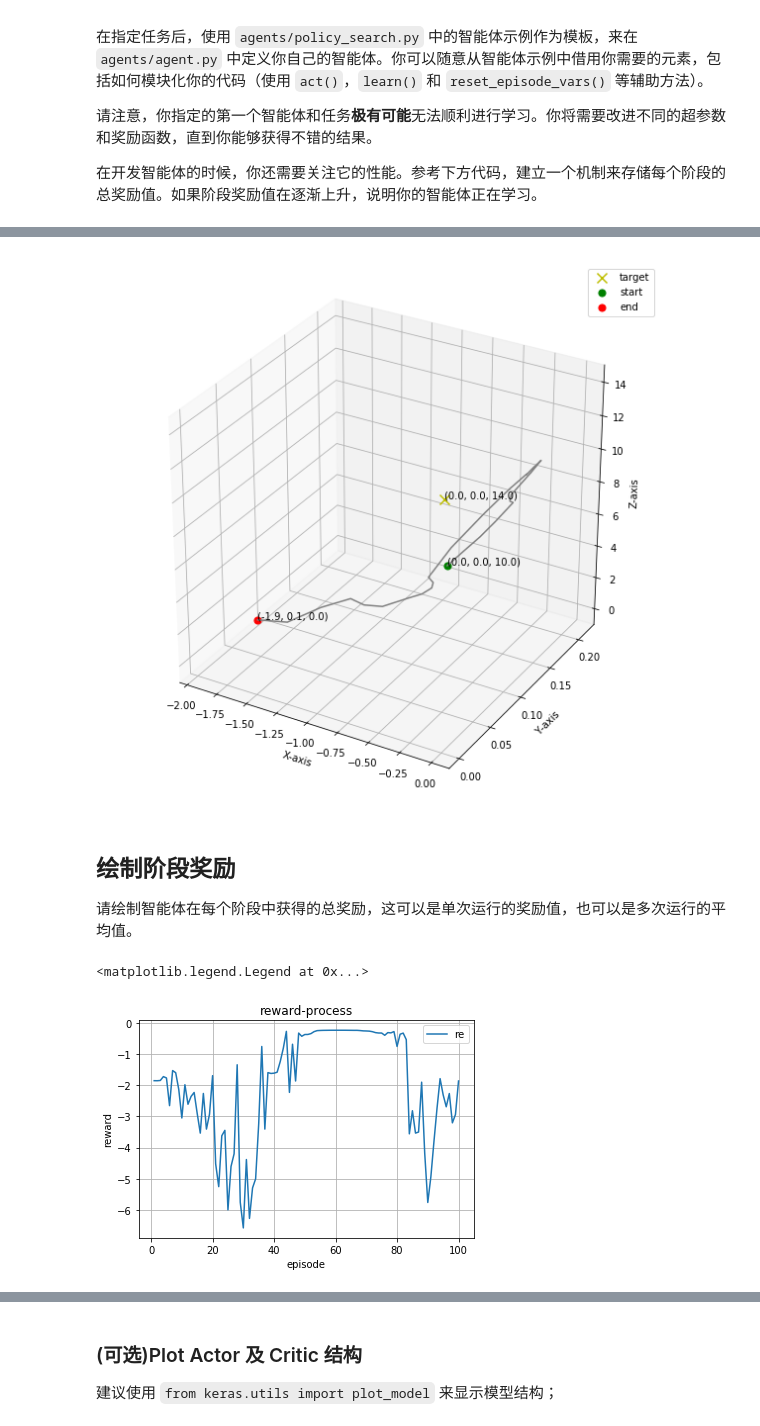
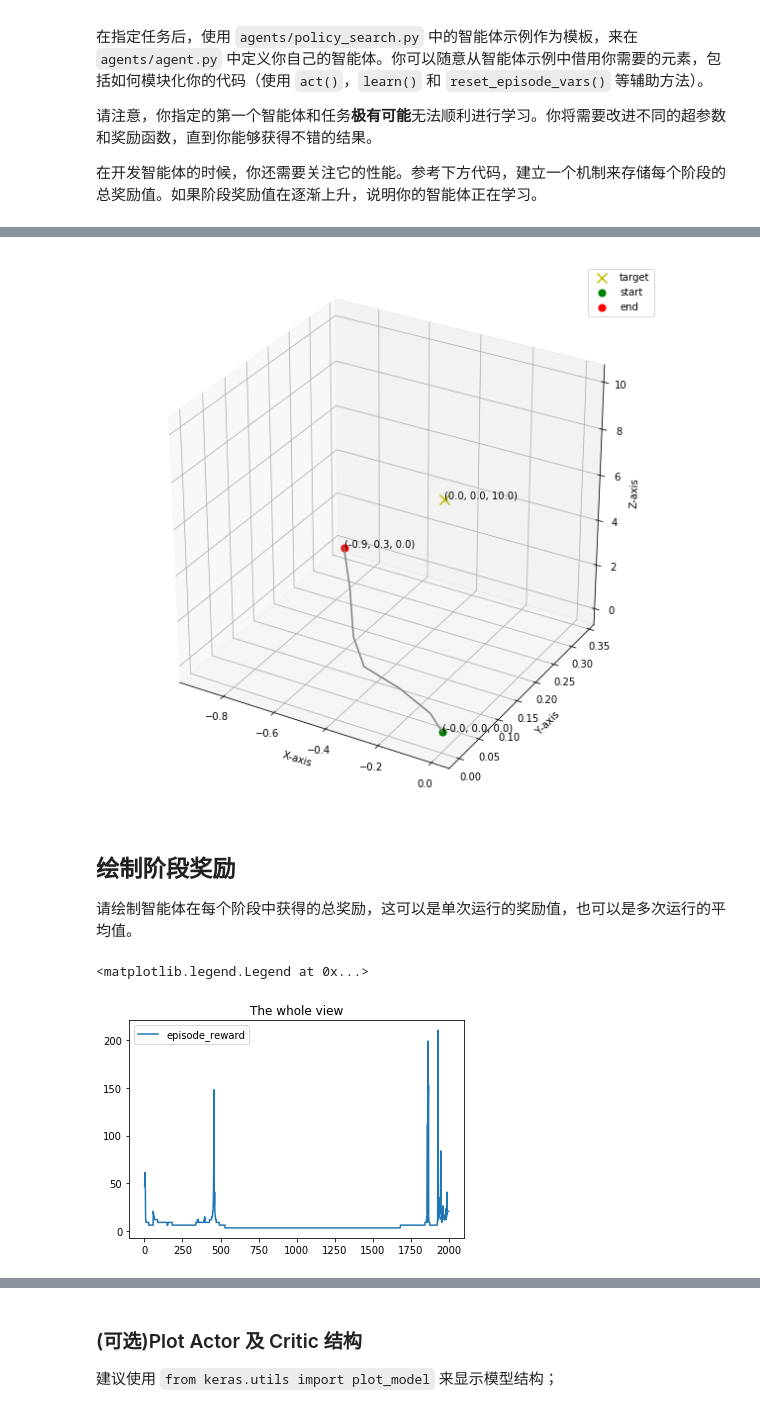
Before and after one commit to ghtian/Quadcopter_Project, a Jupyter notebook: Quadcopter_Project_zh.ipynb, the cells around one changed output, grey strips where cells are left out. Cells and saved outputs as stored; diff of their text form; code cells hidden in the pictures.

```diff
--- a/Quadcopter_Project_zh.ipynb
+++ b/Quadcopter_Project_zh.ipynb
@@ -302,21 +299,21 @@ labels = ['time', 'x', 'y', 'z', 'phi', 'theta', 'psi', 'x_velocity',
           'psi_velocity', 'rotor_speed1', 'rotor_speed2', 'rotor_speed3', 'rotor_speed4']
 results = {x : [] for x in labels}
 
-num_episodes = 100
-init_pose = np.array([0., 0., 10., 0., 0., 0.])
-target_pos = np.array([0., 0., 14.])
+num_episodes = 2000
+init_pose = np.array([0., 0., 0., 0., 0., 0.])
+target_pos = np.array([0., 0., 10.])
 task = AgentTask(init_pose=init_pose, target_pos=target_pos)
 #agent = Agent(task)
 agent = DDPG(task)
-reward_total = {}
+list_reward = []
 
 for i_episode in range(1, num_episodes+1):
     state = agent.reset_episode() # start a new episode
-    reward_epi = []
+    episode_reward = 0.0
     while True:
         action = agent.act(state)
         next_state, reward, done = task.step(action)
-        reward_epi.append(reward)
+        episode_reward += reward
         if i_episode == num_episodes:
             to_write = [task.sim.time] + list(task.sim.pose) + list(task.sim.v) + list(task.sim.angular_v) + list(action)
             for ii in range(len(labels)):
@@ -325,10 +322,9 @@ for i_episode in range(1, num_episodes+1):
         state = next_state
 
         if done:
-            if i_episode%10 == 0:
-                print("episode {}, finished!".format(i_episode))
+            list_reward.append(episode_reward)
+            print("\rEpisode = {:4d}, score = {:7.3f} (pose = {:7.3f}), velocity = {}".format(
+                i_episode, episode_reward, task.sim.pose[2], task.sim.v[2]), end="")  # 任务设计为起飞，因此关注在Z轴上的位置与速度
             break
     sys.stdout.flush()
-    #
-    reward_total[i_episode] = np.mean(reward_epi)
 # %% [output]
@@ -348,21 +335,16 @@ episode 100, finished!
 path = [[results['x'][i], results['y'][i], results['z'][i]] for i in range(len(results['x']))]
 show_flight_path(path, target=target_pos)
 # %% [output]
-[figure, old version]
+[figure, new version]
 # %% [markdown]
 ## 绘制阶段奖励
 
 请绘制智能体在每个阶段中获得的总奖励，这可以是单次运行的奖励值，也可以是多次运行的平均值。
 # %%
 ## TODO: Plot the rewards.
-
-#print(reward_total)
-plt.title('reward-process')
-plt.plot(reward_total.keys(), reward_total.values(), label='re')
-plt.xlabel('episode')
-plt.ylabel('reward')
-plt.grid(True)
+plt.title("The whole view")
+plt.plot(list_reward, label='episode_reward')
 plt.legend()
 # %% [output]
 <matplotlib.legend.Legend at 0x...>
-[figure, old version]
+[figure, new version]
```
Also changed, not shown: parts of 10 cells of this notebook, 4 other files.
